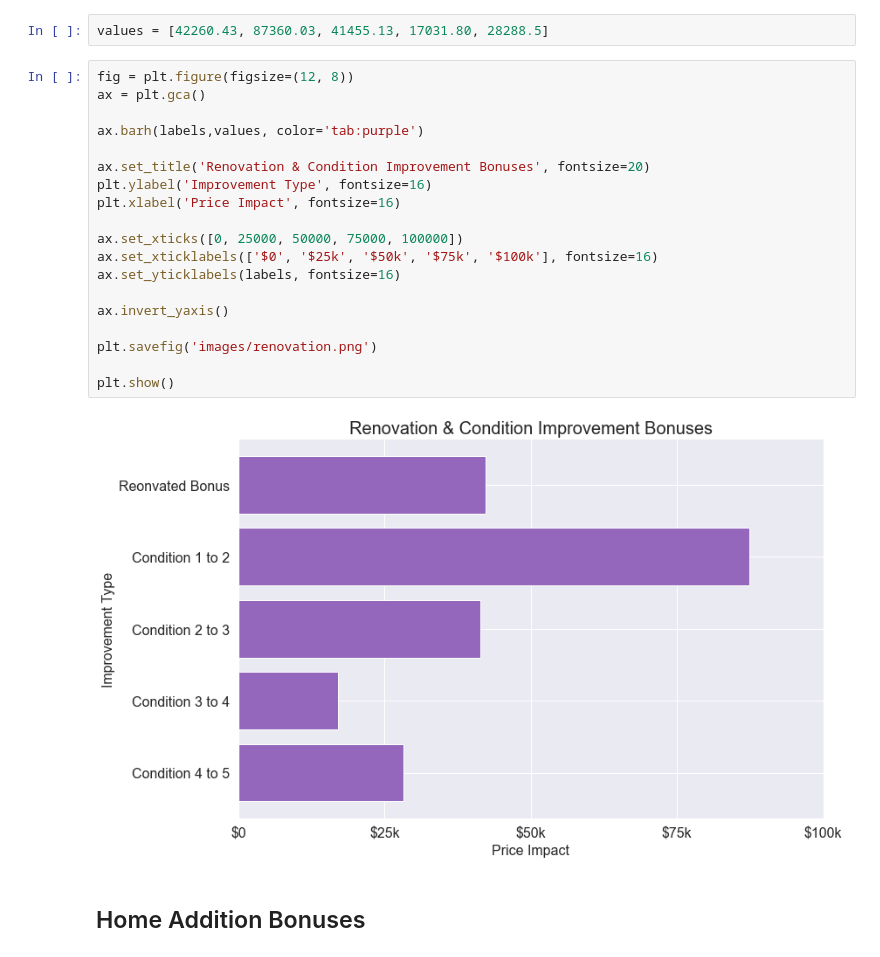
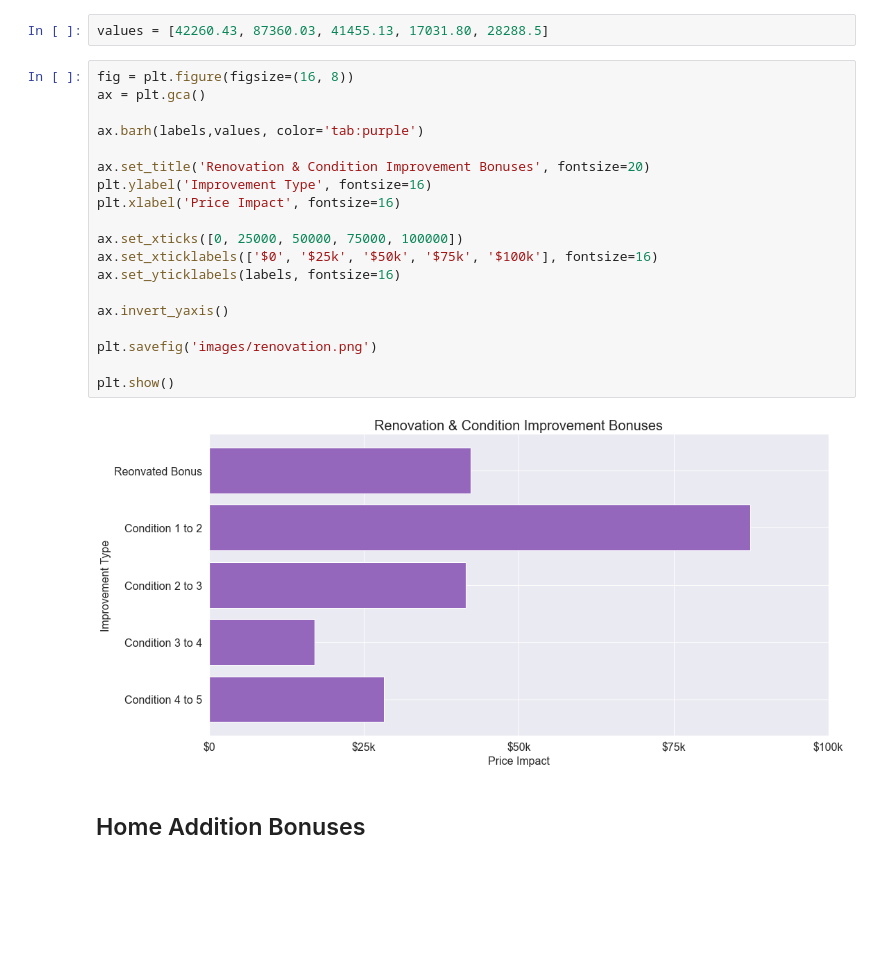
Before and after one commit to Drymander/dsc-phase-2-project, a Jupyter notebook: Housing Project Final.ipynb, the cells around one changed output. Saved outputs shown, nothing was run; the diff lists cells and outputs as text; blank space fills up the shorter version.

Commit message:
image fix

```diff
--- a/Housing Project Final.ipynb
+++ b/Housing Project Final.ipynb
@@ -1820,26 +1820,26 @@ print(fourfive)
 # %%
 values = [42260.43, 87360.03, 41455.13, 17031.80, 28288.5]
 # %%
-fig = plt.figure(figsize=(12, 8))
+fig = plt.figure(figsize=(16, 8))
 ax = plt.gca()
 
 ax.barh(labels,values, color='tab:purple')
 
 ax.set_title('Renovation & Condition Improvement Bonuses', fontsize=20)
 plt.ylabel('Improvement Type', fontsize=16)
 plt.xlabel('Price Impact', fontsize=16)
 
 ax.set_xticks([0, 25000, 50000, 75000, 100000])
 ax.set_xticklabels(['$0', '$25k', '$50k', '$75k', '$100k'], fontsize=16)
 ax.set_yticklabels(labels, fontsize=16)
 
 ax.invert_yaxis()
 
 plt.savefig('images/renovation.png')
 
 plt.show()
 # %% [output]
-[figure, old version]
+[figure, new version]
 # %% [markdown]
 ## Home Addition Bonuses
 # %%
```
Also changed, not shown: parts of 1 cell of this notebook, 2 other files.
